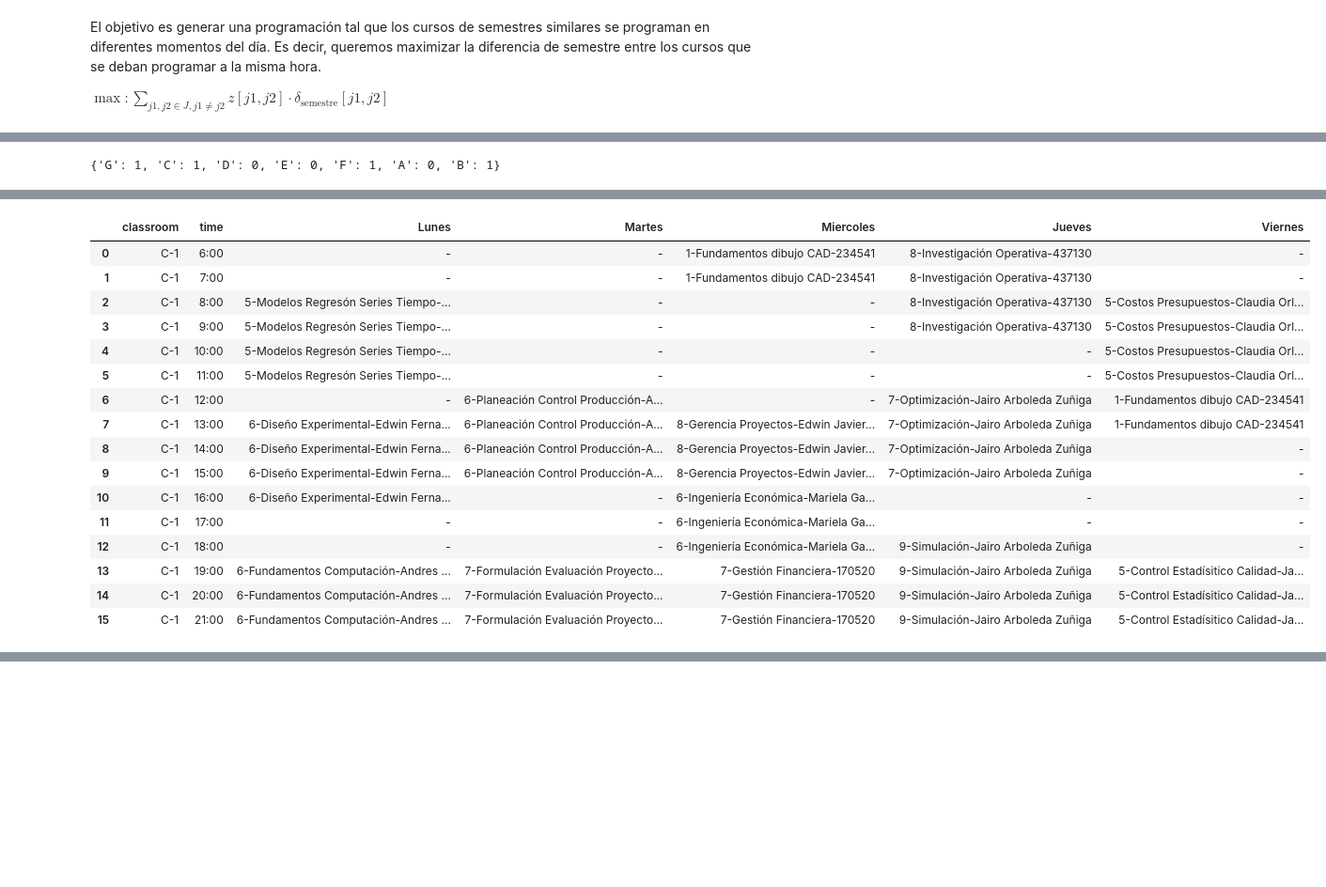
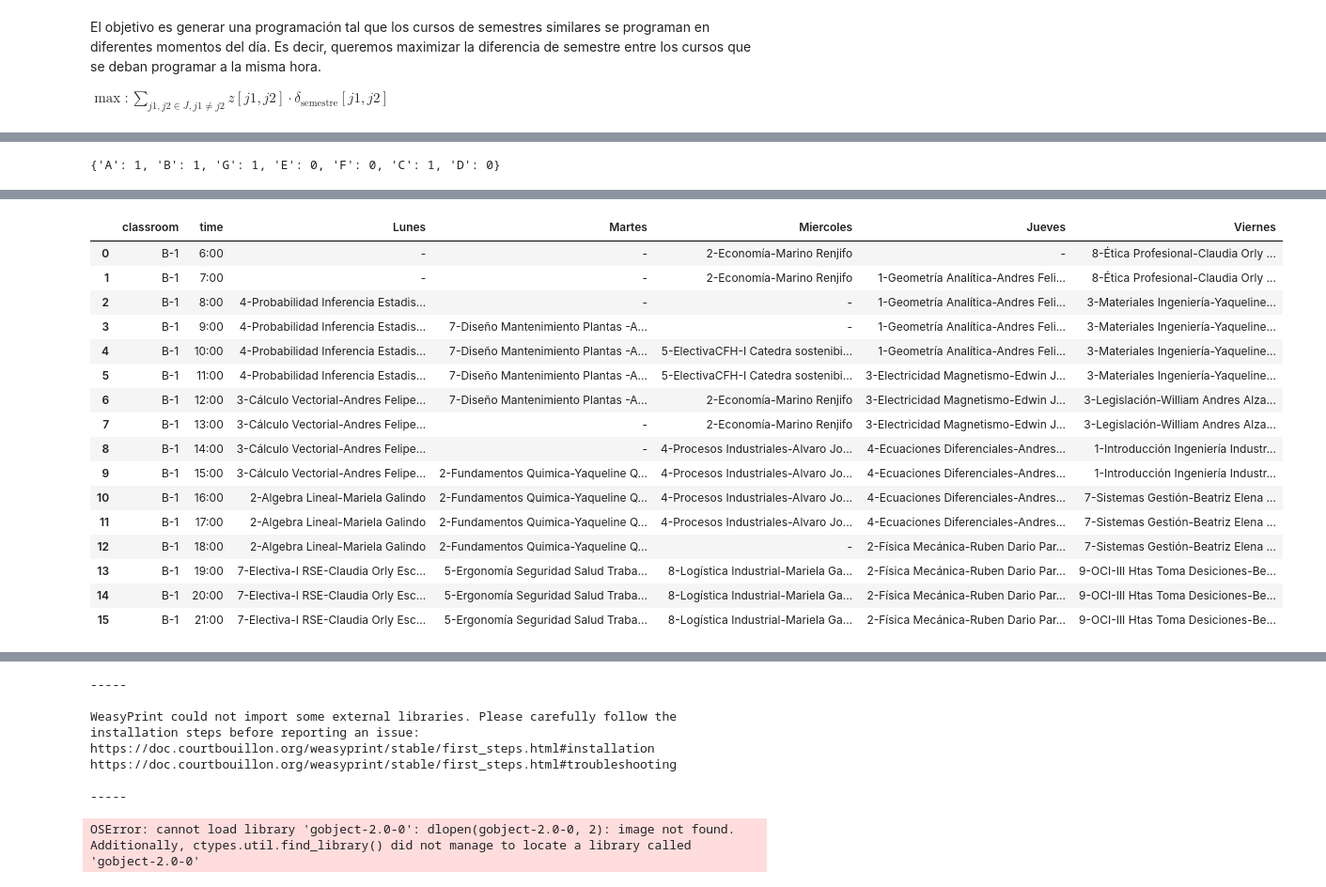
Before and after one commit to fabian-castano/timetabling_upb, a Jupyter notebook: simplified_model.ipynb, the cells around one changed output, grey strips where cells are left out. Shown: that part at 94% size. Drawn from its saved outputs; the diff is of its cells as text; code cells hidden in the pictures; blank space fills up the shorter version.

Commit message:
Added quadratic params to penalize the objective function

```diff
--- a/simplified_model.ipynb
+++ b/simplified_model.ipynb
@@ -136,7 +140,7 @@ for j1,j2 in product(J,J):
     same_teacher[(j1,j2)]=0
     if j1[:9]==j2[:9]:
         same_course[(j1,j2)]=1
-    delta_semestre[(j1,j2)]=9-abs(ubicacion_semestral[j1[:9]]["Semestre"]-ubicacion_semestral[j2[:9]]["Semestre"])
+    delta_semestre[(j1,j2)]=(9-abs(ubicacion_semestral[j1[:9]]["Semestre"]-ubicacion_semestral[j2[:9]]["Semestre"]))**2
 
 sets_of_courses=[]
 for p in pairs:
@@ -294,6 +298,7 @@ m.addConstrs((x[(c1,j1,s1)]+x[(c2,j2,s2)]<=1 for (c1,j1,s1) in valid_keys for (c
 0
 # %%
 m.addConstrs((z[j1,j2]==0 for j1,j2 in product(J,J) if ubicacion_semestral[j1[:9]]["Semestre"]==ubicacion_semestral[j2[:9]]["Semestre"] and j1!=j2), name='delta_semestre')
+m.addConstrs((z[j1,j2]==0 for j1,j2 in product(J,J) if abs(ubicacion_semestral[j1[:9]]["Semestre"]-ubicacion_semestral[j2[:9]]["Semestre"])<=2 and j1!=j2), name='delta_semestre_2')
 0
 # %% [output]
 0
@@ -316,3 +321,6 @@ m.optimize()
 m.addConstrs((req_rooms[c] <=int(req_rooms[c].x)  for c in C for s in actual_time.keys()),name='max number of rooms')
 m.modelSense=gp.GRB.MINIMIZE
 m.setObjective(obj_1)
+# %%
+baseline={c:req_rooms[c].x for c in C}
+baseline
@@ -318,0 +329,14 @@ m.setObjective(obj_1)
+# %%
+#retrieve the constraints based in the name
+
+"""print(f"objective value before modifcation: {m.objVal}")
+salones={"F","C","E","G"}
+for sal in salones:
+    for s in actual_time.keys():
+        #print(m.getConstrByName('max number of rooms['+'A'+','+str(s)+']'))
+        # modify the constraint
+        m.getConstrByName('max number of rooms['+sal+','+str(s)+']').rhs=baseline[sal]+1
+
+m.update()
+m.optimize()
+print(f"objective value after modifcation: {m.objVal}")"""
@@ -389,7 +433,7 @@ for c,j,s in valid_keys:
                     break
 required_classrooms_by_tipe
 # %% [output]
-{'G': 1, 'C': 1, 'D': 0, 'E': 0, 'F': 1, 'A': 0, 'B': 1}
+{'A': 1, 'B': 1, 'G': 1, 'E': 0, 'F': 0, 'C': 1, 'D': 0}
 # %%
 import pandas as pd
 list_dfs=[]
@@ -419,5 +463,11 @@ for sal in required_classrooms_by_tipe.keys():
 
 df=pd.concat(list_dfs)
 df.to_excel("schedule.xlsx",index=False)
+# print dataframe to pdf
+
+df.to_html("schedule.html",index=False)
+# print dataframe to pdf
+from weasyprint import HTML
+HTML(filename='schedule.html').write_pdf("schedule.pdf")
 # %% [output]
 |  | classroom | time | Lunes | Martes | Miercoles | Jueves | Viernes |
@@ -440,18 +490,18 @@ df.to_excel("schedule.xlsx",index=False)
 |  | classroom | time | Lunes | Martes | Miercoles | Jueves | Viernes |
-| 0 | C-1 | 6:00 | - | - | 1-Fundamentos dibujo CAD-234541 | 8-Investigación Operativa-437130 | - |
-| 1 | C-1 | 7:00 | - | - | 1-Fundamentos dibujo CAD-234541 | 8-Investigación Operativa-437130 | - |
-| 2 | C-1 | 8:00 | 5-Modelos Regresón Series Tiempo-... | - | - | 8-Investigación Operativa-437130 | 5-Costos Presupuestos-Claudia Orl... |
-| 3 | C-1 | 9:00 | 5-Modelos Regresón Series Tiempo-... | - | - | 8-Investigación Operativa-437130 | 5-Costos Presupuestos-Claudia Orl... |
-| 4 | C-1 | 10:00 | 5-Modelos Regresón Series Tiempo-... | - | - | - | 5-Costos Presupuestos-Claudia Orl... |
-| 5 | C-1 | 11:00 | 5-Modelos Regresón Series Tiempo-... | - | - | - | 5-Costos Presupuestos-Claudia Orl... |
-| 6 | C-1 | 12:00 | - | 6-Planeación Control Producción-A... | - | 7-Optimización-Jairo Arboleda Zuñiga | 1-Fundamentos dibujo CAD-234541 |
-| 7 | C-1 | 13:00 | 6-Diseño Experimental-Edwin Ferna... | 6-Planeación Control Producción-A... | 8-Gerencia Proyectos-Edwin Javier... | 7-Optimización-Jairo Arboleda Zuñiga | 1-Fundamentos dibujo CAD-234541 |
-| 8 | C-1 | 14:00 | 6-Diseño Experimental-Edwin Ferna... | 6-Planeación Control Producción-A... | 8-Gerencia Proyectos-Edwin Javier... | 7-Optimización-Jairo Arboleda Zuñiga | - |
-| 9 | C-1 | 15:00 | 6-Diseño Experimental-Edwin Ferna... | 6-Planeación Control Producción-A... | 8-Gerencia Proyectos-Edwin Javier... | 7-Optimización-Jairo Arboleda Zuñiga | - |
-| 10 | C-1 | 16:00 | 6-Diseño Experimental-Edwin Ferna... | - | 6-Ingeniería Económica-Mariela Ga... | - | - |
-| 11 | C-1 | 17:00 | - | - | 6-Ingeniería Económica-Mariela Ga... | - | - |
-| 12 | C-1 | 18:00 | - | - | 6-Ingeniería Económica-Mariela Ga... | 9-Simulación-Jairo Arboleda Zuñiga | - |
-| 13 | C-1 | 19:00 | 6-Fundamentos Computación-Andres ... | 7-Formulación Evaluación Proyecto... | 7-Gestión Financiera-170520 | 9-Simulación-Jairo Arboleda Zuñiga | 5-Control Estadísitico Calidad-Ja... |
-| 14 | C-1 | 20:00 | 6-Fundamentos Computación-Andres ... | 7-Formulación Evaluación Proyecto... | 7-Gestión Financiera-170520 | 9-Simulación-Jairo Arboleda Zuñiga | 5-Control Estadísitico Calidad-Ja... |
-| 15 | C-1 | 21:00 | 6-Fundamentos Computación-Andres ... | 7-Formulación Evaluación Proyecto... | 7-Gestión Financiera-170520 | 9-Simulación-Jairo Arboleda Zuñiga | 5-Control Estadísitico Calidad-Ja... |
+| 0 | B-1 | 6:00 | - | - | 2-Economía-Marino Renjifo | - | 8-Ética Profesional-Claudia Orly ... |
+| 1 | B-1 | 7:00 | - | - | 2-Economía-Marino Renjifo | 1-Geometría Analítica-Andres Feli... | 8-Ética Profesional-Claudia Orly ... |
+| 2 | B-1 | 8:00 | 4-Probabilidad Inferencia Estadis... | - | - | 1-Geometría Analítica-Andres Feli... | 3-Materiales Ingeniería-Yaqueline... |
+| 3 | B-1 | 9:00 | 4-Probabilidad Inferencia Estadis... | 7-Diseño Mantenimiento Plantas -A... | - | 1-Geometría Analítica-Andres Feli... | 3-Materiales Ingeniería-Yaqueline... |
+| 4 | B-1 | 10:00 | 4-Probabilidad Inferencia Estadis... | 7-Diseño Mantenimiento Plantas -A... | 5-ElectivaCFH-I Catedra sostenibi... | 1-Geometría Analítica-Andres Feli... | 3-Materiales Ingeniería-Yaqueline... |
+| 5 | B-1 | 11:00 | 4-Probabilidad Inferencia Estadis... | 7-Diseño Mantenimiento Plantas -A... | 5-ElectivaCFH-I Catedra sostenibi... | 3-Electricidad Magnetismo-Edwin J... | 3-Materiales Ingeniería-Yaqueline... |
+| 6 | B-1 | 12:00 | 3-Cálculo Vectorial-Andres Felipe... | 7-Diseño Mantenimiento Plantas -A... | 2-Economía-Marino Renjifo | 3-Electricidad Magnetismo-Edwin J... | 3-Legislación-William Andres Alza... |
+| 7 | B-1 | 13:00 | 3-Cálculo Vectorial-Andres Felipe... | - | 2-Economía-Marino Renjifo | 3-Electricidad Magnetismo-Edwin J... | 3-Legislación-William Andres Alza... |
+| 8 | B-1 | 14:00 | 3-Cálculo Vectorial-Andres Felipe... | - | 4-Procesos Industriales-Alvaro Jo... | 4-Ecuaciones Diferenciales-Andres... | 1-Introducción Ingeniería Industr... |
+| 9 | B-1 | 15:00 | 3-Cálculo Vectorial-Andres Felipe... | 2-Fundamentos Quimica-Yaqueline Q... | 4-Procesos Industriales-Alvaro Jo... | 4-Ecuaciones Diferenciales-Andres... | 1-Introducción Ingeniería Industr... |
+| 10 | B-1 | 16:00 | 2-Algebra Lineal-Mariela Galindo | 2-Fundamentos Quimica-Yaqueline Q... | 4-Procesos Industriales-Alvaro Jo... | 4-Ecuaciones Diferenciales-Andres... | 7-Sistemas Gestión-Beatriz Elena ... |
+| 11 | B-1 | 17:00 | 2-Algebra Lineal-Mariela Galindo | 2-Fundamentos Quimica-Yaqueline Q... | 4-Procesos Industriales-Alvaro Jo... | 4-Ecuaciones Diferenciales-Andres... | 7-Sistemas Gestión-Beatriz Elena ... |
+| 12 | B-1 | 18:00 | 2-Algebra Lineal-Mariela Galindo | 2-Fundamentos Quimica-Yaqueline Q... | - | 2-Física Mecánica-Ruben Dario Par... | 7-Sistemas Gestión-Beatriz Elena ... |
+| 13 | B-1 | 19:00 | 7-Electiva-I RSE-Claudia Orly Esc... | 5-Ergonomía Seguridad Salud Traba... | 8-Logística Industrial-Mariela Ga... | 2-Física Mecánica-Ruben Dario Par... | 9-OCI-III Htas Toma Desiciones-Be... |
+| 14 | B-1 | 20:00 | 7-Electiva-I RSE-Claudia Orly Esc... | 5-Ergonomía Seguridad Salud Traba... | 8-Logística Industrial-Mariela Ga... | 2-Física Mecánica-Ruben Dario Par... | 9-OCI-III Htas Toma Desiciones-Be... |
+| 15 | B-1 | 21:00 | 7-Electiva-I RSE-Claudia Orly Esc... | 5-Ergonomía Seguridad Salud Traba... | 8-Logística Industrial-Mariela Ga... | 2-Física Mecánica-Ruben Dario Par... | 9-OCI-III Htas Toma Desiciones-Be... |
 |  | classroom | time | Lunes | Martes | Miercoles | Jueves | Viernes |
@@ -490,0 +541,8 @@ df.to_excel("schedule.xlsx",index=False)
+-----
+
+WeasyPrint could not import some external libraries. Please carefully follow the installation steps before reporting an issue:
+https://doc.courtbouillon.org/weasyprint/stable/first_steps.html#installation
+https://doc.courtbouillon.org/weasyprint/stable/first_steps.html#troubleshooting
+
+-----
+OSError: cannot load library 'gobject-2.0-0': dlopen(gobject-2.0-0, 2): image not found.  Additionally, ctypes.util.find_library() did not manage to locate a library called 'gobject-2.0-0'
```
Also changed, not shown: parts of 7 cells of this notebook, 1 other file.
